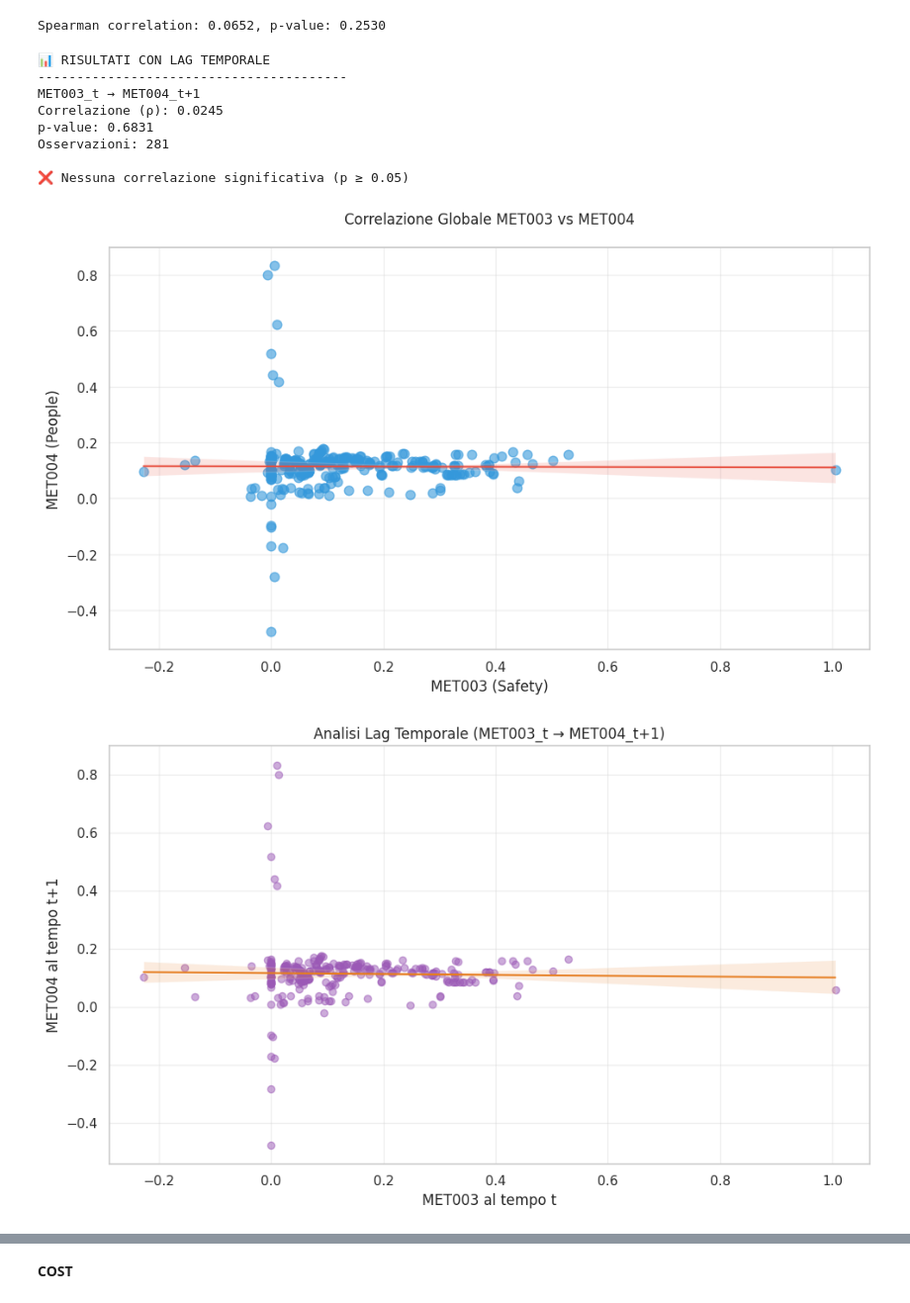
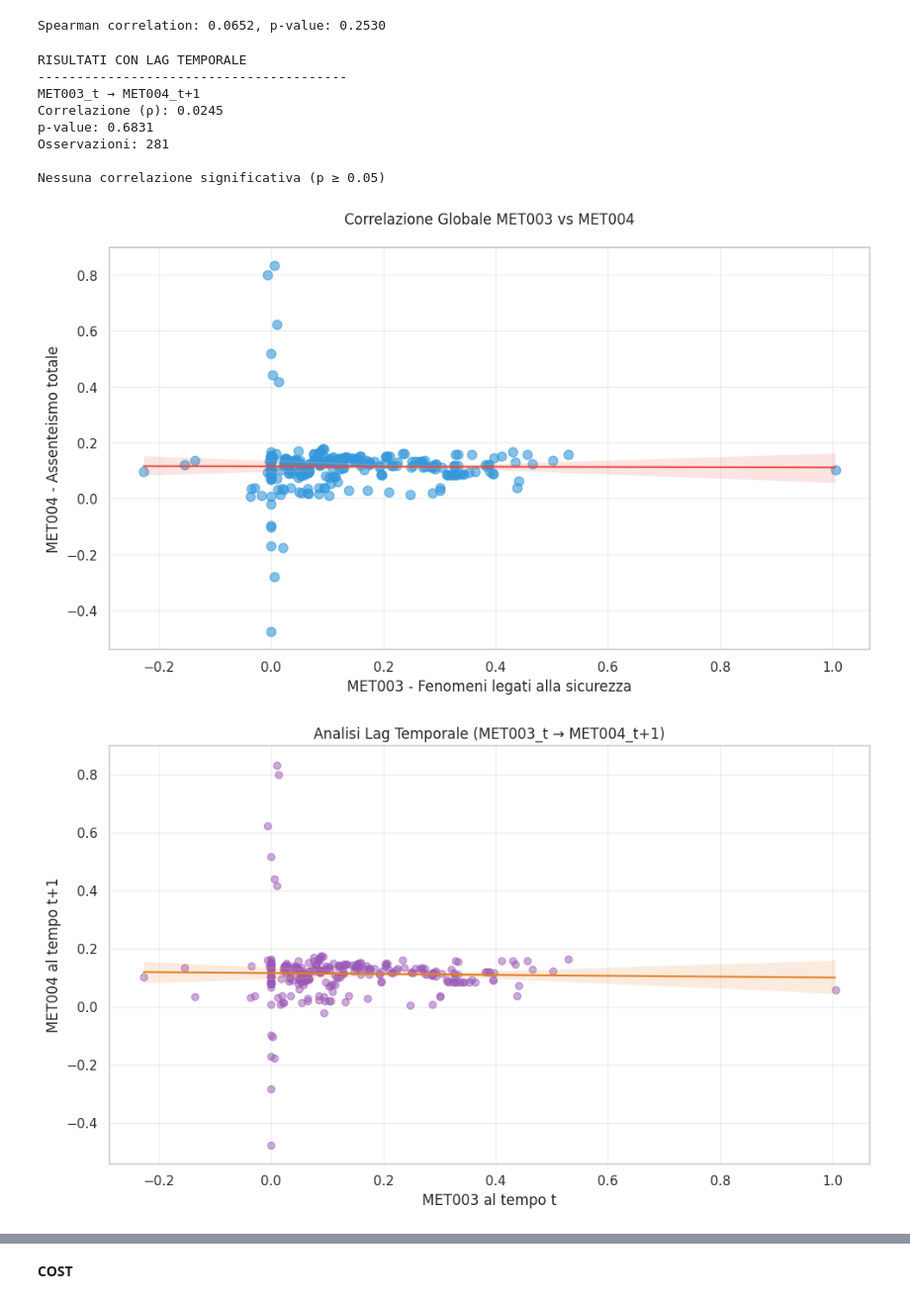
Before and after one commit to mirco2001/TesiMagistrale-AnalisiStatistica-Automotive, a Jupyter notebook: NotebookTesi.ipynb, the cells around one changed output, grey strips where cells are left out. Shown at 99% size. Saved outputs shown, nothing was run; the diff lists cells and outputs as text; code cells hidden in the pictures.

```diff
--- a/NotebookTesi.ipynb
+++ b/NotebookTesi.ipynb
@@ -344,7 +346,7 @@ df_synthetic.to_excel('DatasetTesi.xlsx', index=False)
 # %%
 # Carica il dataset
 import pandas as pd
-df_synthetic = pd.read_excel("/content/DatasetTesi_Final.xlsx")
+df_synthetic = pd.read_excel("/content/DatasetTesi.xlsx")
 # display(df_synthetic)
 # %% [markdown]
 **QUALITY**
@@ -999,14 +1001,14 @@ if p_lag < 0.05:
 else:
     print("\nNessuna correlazione significativa (p ≥ 0.05)")
 # %% [output]
-📊 RISULTATI CON LAG TEMPORALE
+RISULTATI CON LAG TEMPORALE
 ----------------------------------------
 MET003_t → MET004_t+1
 Correlazione (ρ): 0.0245
 p-value: 0.6831
 Osservazioni: 281
 
-❌ Nessuna correlazione significativa (p ≥ 0.05)
+Nessuna correlazione significativa (p ≥ 0.05)
 # %%
 # =============================================
 # ANALISI MET003 (SAFETY) vs MET004 (PEOPLE)
@@ -1053,8 +1055,8 @@ def plot_global_correlation(df):
     title = f"Correlazione Globale MET003 vs MET004"
 
     ax.set_title(title, pad=20)
-    ax.set_xlabel('MET003 (Safety)')
-    ax.set_ylabel('MET004 (People)')
+    ax.set_xlabel('MET003 - Fenomeni legati alla sicurezza')
+    ax.set_ylabel('MET004 - Assenteismo totale')
     ax.grid(True, alpha=0.3)
 
     plt.tight_layout()
@@ -1157,34 +1159,34 @@ def plot_plant_analysis(df):
             })
 
     corr_df = pd.DataFrame(plant_corr).sort_values('Correlation')
 
     plt.figure(figsize=(10, 8))
     ax = sns.barplot(
         x='Correlation',
         y='Plant',
         data=corr_df,
         hue='Significant',
         dodge=False,
         palette={True: COLOR_HIGH, False: COLOR_SCATTER}
     )
 
     ax.set_title("Correlazione MET003 vs MET004 per Impianto", pad=20)
     ax.set_xlabel('Coefficiente Spearman ρ')
     ax.set_ylabel('Impianto (Anonimizzato)')
     ax.axvline(0, color='gray', linestyle='-', alpha=0.7)
 
     handles, labels = ax.get_legend_handles_labels()
     ax.legend(handles, ['Significativa (p < 0.05)', 'Non significativa'],
               title='Significatività')
 
     plt.grid(True, axis='x', alpha=0.3)
     plt.tight_layout()
     plt.savefig('plant_analysis_MET003_MET004.png', dpi=300)
     plt.show()
 
 plot_plant_analysis(df_pivot)
 # %% [output]
-[figure, old version]
+[figure, new version]
 [figure]
 [figure]
 [figure]
```
Also changed, not shown: parts of 2 cells of this notebook.
